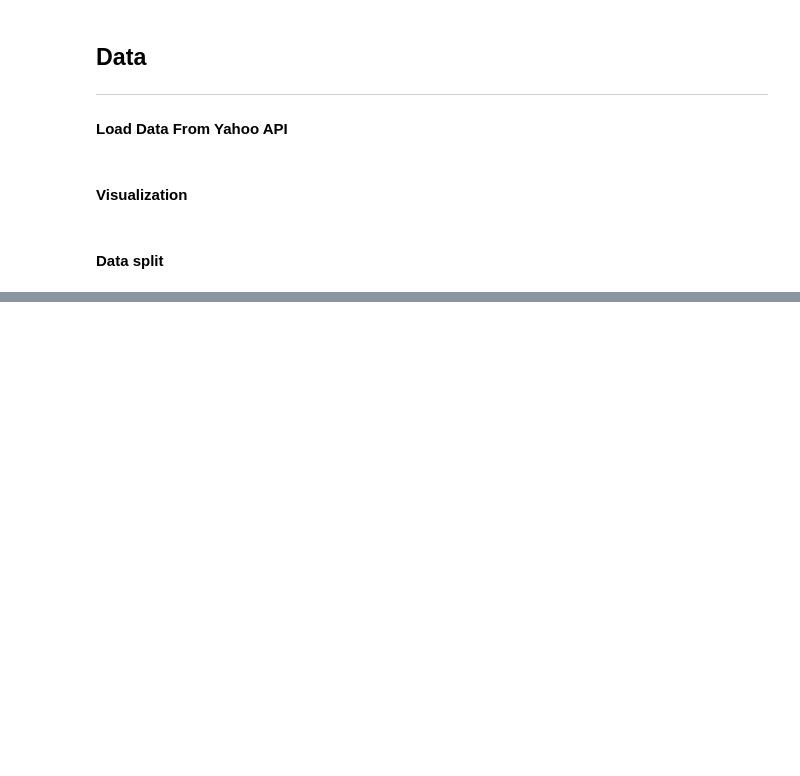
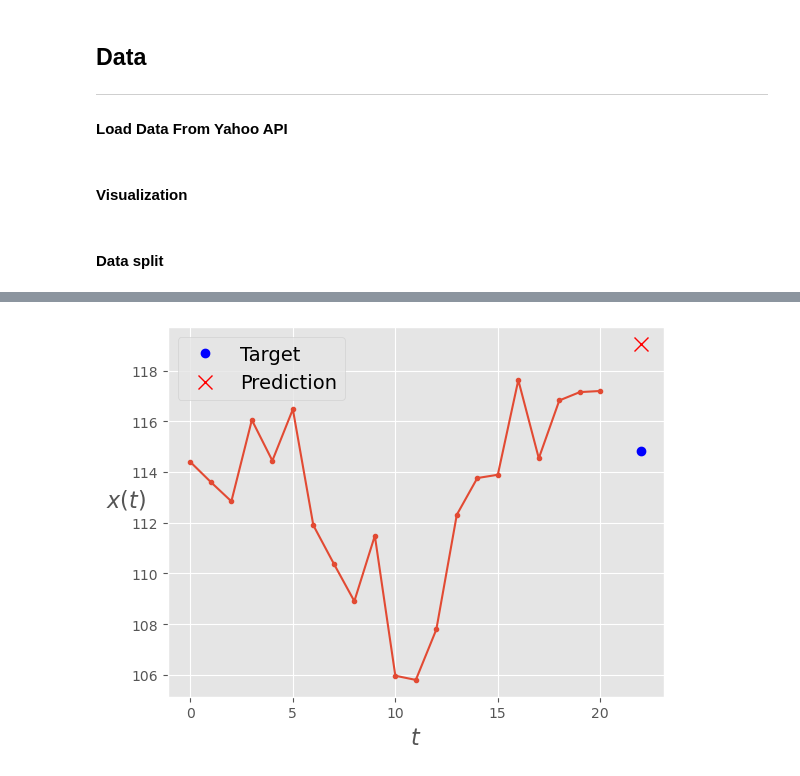
Before and after one commit to pmahfuz/ProjetoMachineLearning, a Jupyter notebook: scripts.ipynb, the cells around one changed output, grey strips where cells are left out. Cells and saved outputs as stored; diff of their text form; code cells hidden in the pictures; blank space fills up the shorter version.

```diff
--- a/scripts.ipynb
+++ b/scripts.ipynb
@@ -99,0 +129,5 @@ X_test, y_test = (
+# %%
+y_pred = model.predict(X_test)
+plot_series(scaler.inverse_transform([X_test[0, :,0]])[0], scaler.inverse_transform(np.array([[y_test[0,0]]])), scaler.inverse_transform(np.array([[y_pred[0,0]]])), n_steps=N_STEPS)
+plt.show()
+# %% [output]
@@ -99,0 +135 @@ X_test, y_test = (
+[figure, added]
```
Also changed, not shown: parts of 6 cells of this notebook, 1 other file.
